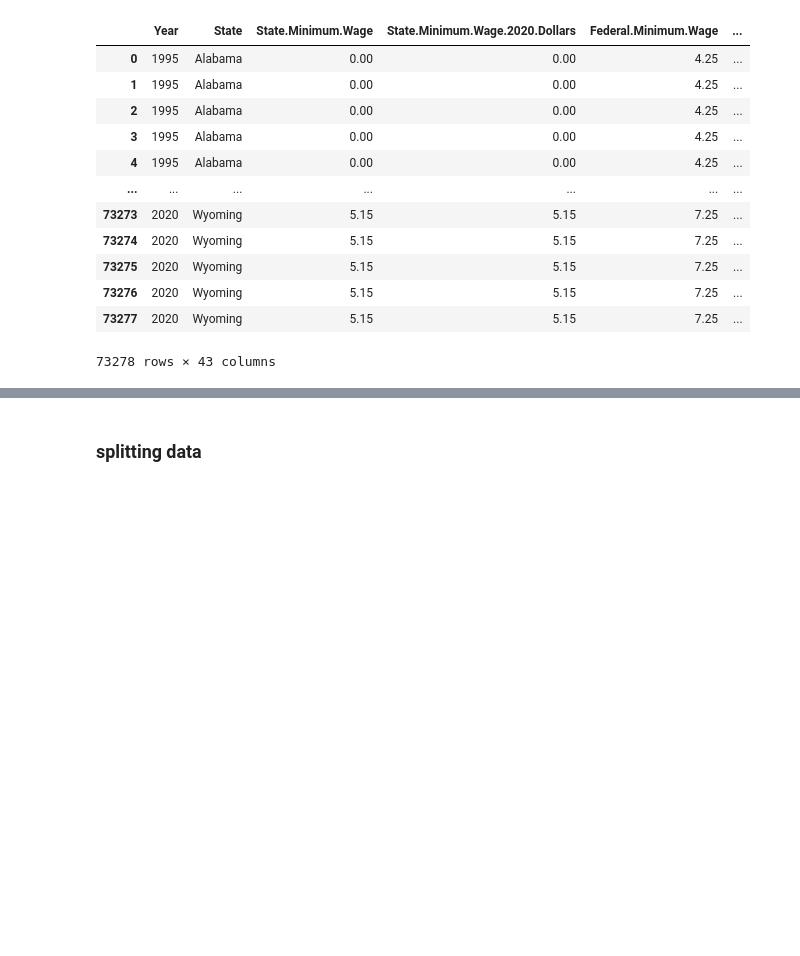
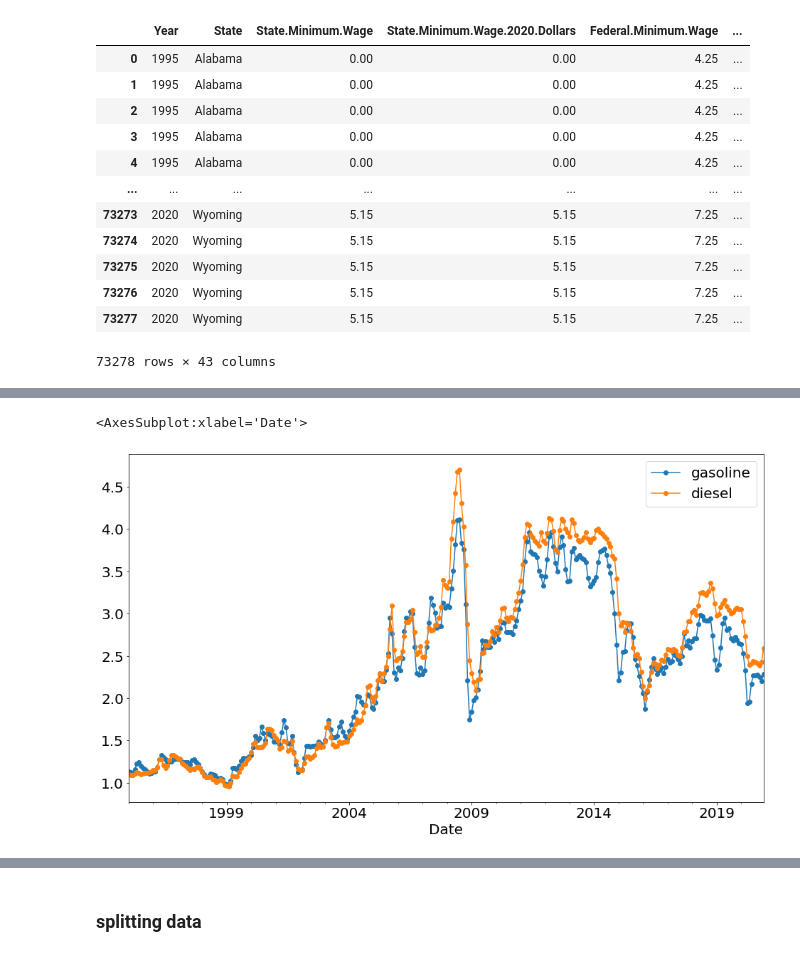
Before and after one commit to EribertoContreras/gas_prices_project, a Jupyter notebook: explore.ipynb, the cells around one changed output, grey strips where cells are left out. Cells and saved outputs as stored; diff of their text form; code cells hidden in the pictures; blank space fills up the shorter version.

```diff
--- a/explore.ipynb
+++ b/explore.ipynb
@@ -157,0 +144,5 @@ df
+# %%
+df.resample('M').mean().plot(marker='o')
+# %% [output]
+<AxesSubplot:xlabel='Date'>
+[figure, added]
```
Also changed, not shown: parts of 33 cells of this notebook, 5 other files.
